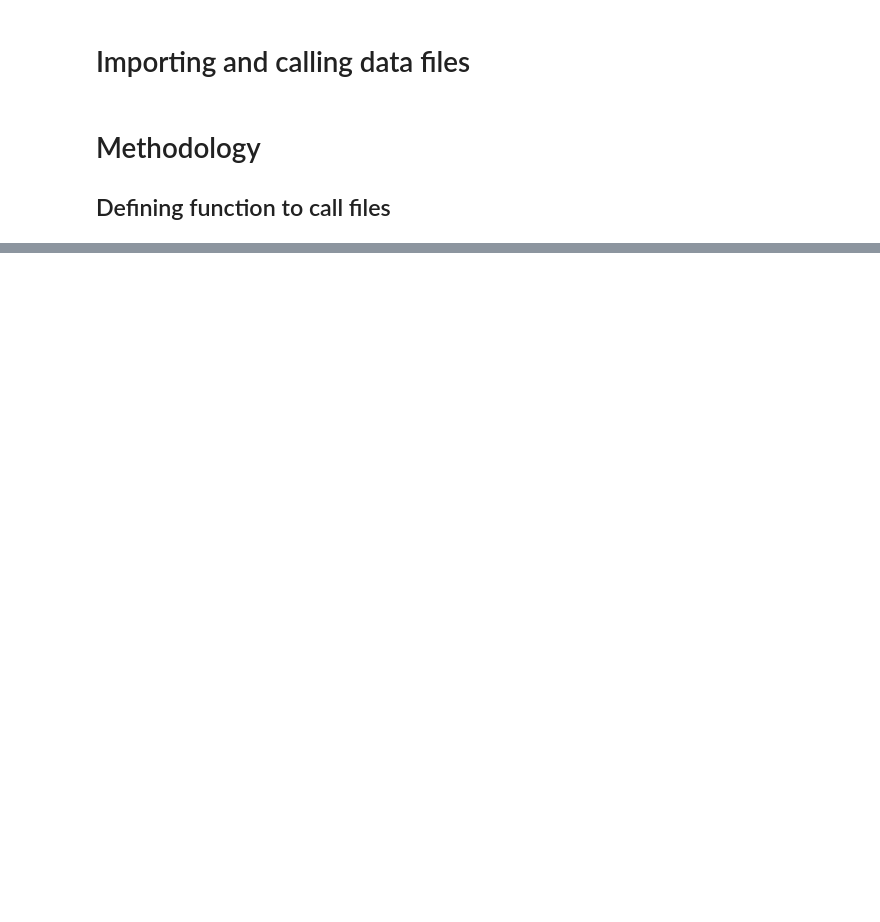
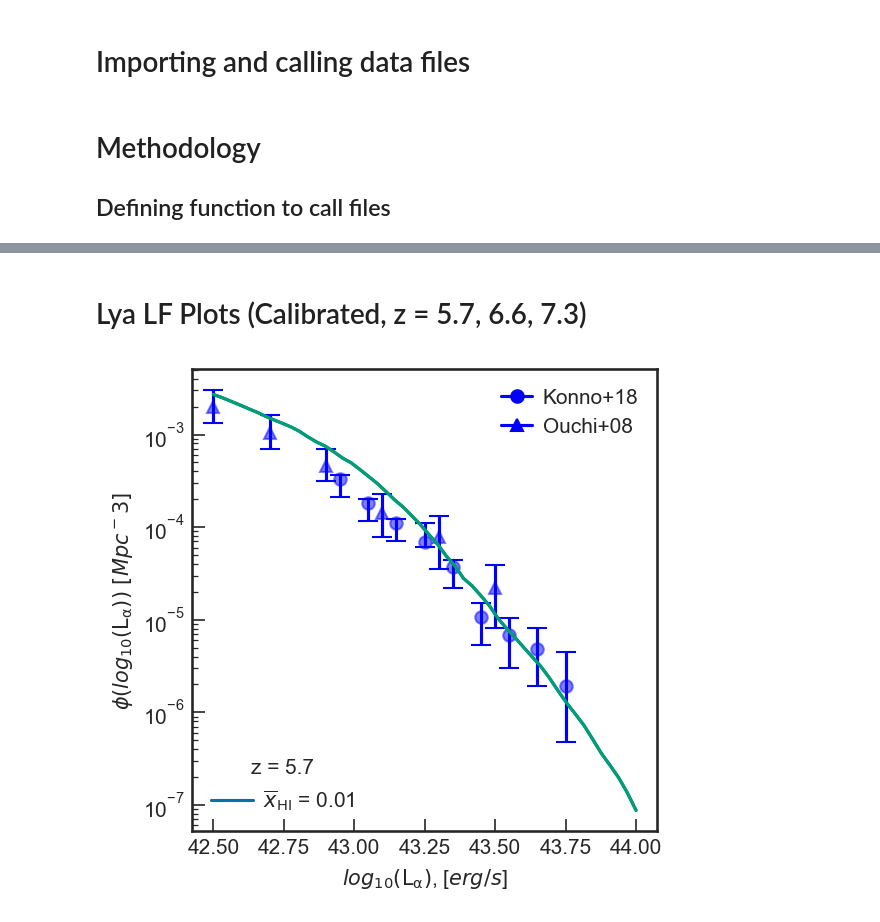
Before and after one commit to amora250/SAO-REU2020, a Jupyter notebook: CODE/Lya LF.ipynb, the cells around one changed output, grey strips where cells are left out. Drawn from its saved outputs; the diff is of its cells as text; code cells hidden in the pictures; blank space fills up the shorter version.

```diff
--- a/CODE/Lya LF.ipynb
+++ b/CODE/Lya LF.ipynb
@@ -547,0 +442,20 @@ NameError: name 'log10_LF' is not defined
+# %% [markdown]
+# Lya LF Plots (Calibrated, z = 5.7, 6.6, 7.3)
+# %%
+#Calibrated Lya LF
+
+plt.figure(figsize=(4.,4.), dpi=150)
+log10_LF_calibrate = make_lya_LF(zval_test = 5.7,xHI_test = 0.01, F = 1., plot=True)
+plt.semilogy(log10_lg, log10_LF_calibrate)
+
+leg_zval1 = plt.legend(title = 'z = 5.7',frameon=False, handletextpad=0.5, loc="lower left")
+plt.gca().add_artist(leg_zval1)
+line2 = mlines.Line2D([], [], color='blue', marker='o', label='Konno+18')
+line3 = mlines.Line2D([], [], color='blue', marker='^', label='Ouchi+08')
+plt.legend(handles=[line2,line3], loc='upper right', frameon=False, handletextpad=0.5, handlelength=1.5)
+plt.xlabel(r'$log_{10}(\mathrm{L_\alpha})$, [$erg/s$]')
+plt.ylabel(r'$\phi(log_{10}(\mathrm{L_\alpha}))\ [Mpc^-3]$')
+plt.savefig('CalibratedKonnovsLF.pdf', bbox_inches='tight')
+plt.show()
+# %% [output]
+[figure, added]
```
Also changed, not shown: parts of 19 cells of this notebook, 6 other files.
